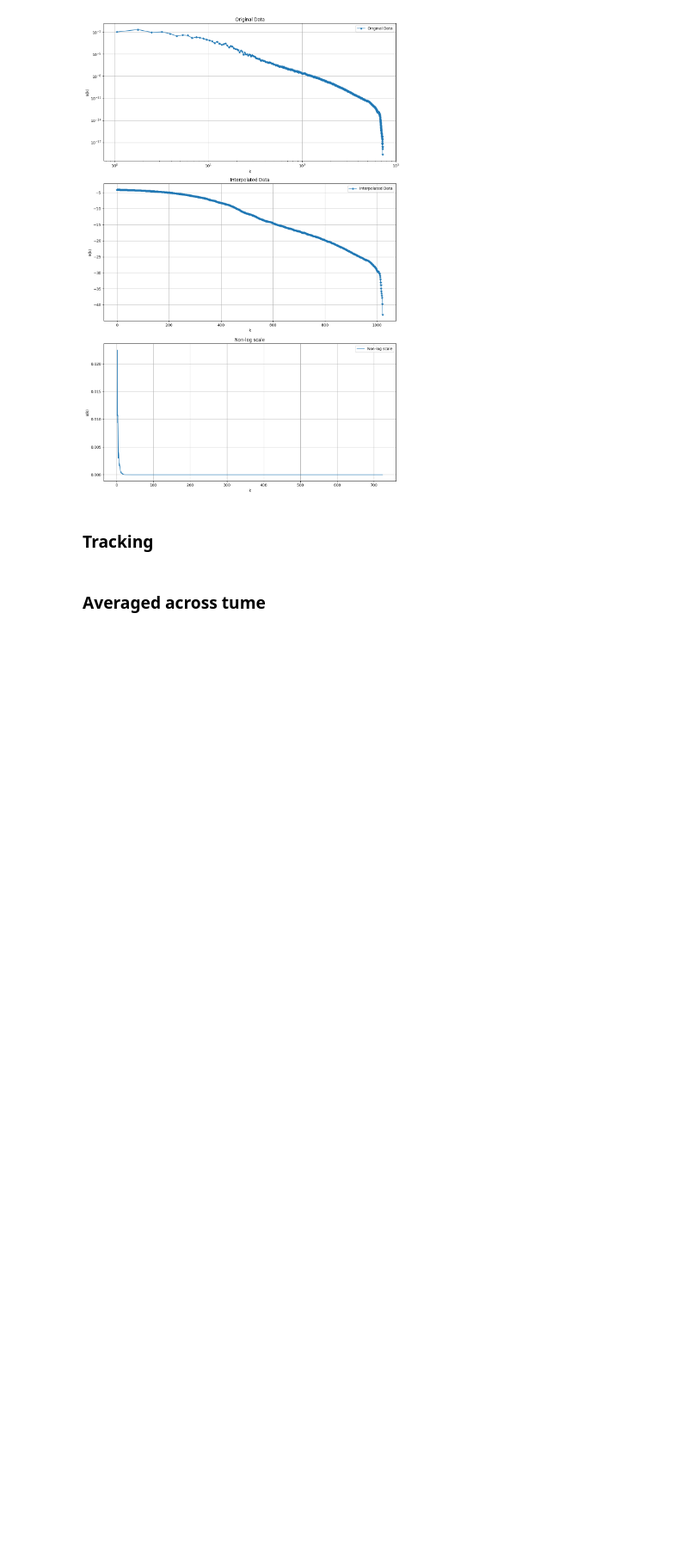
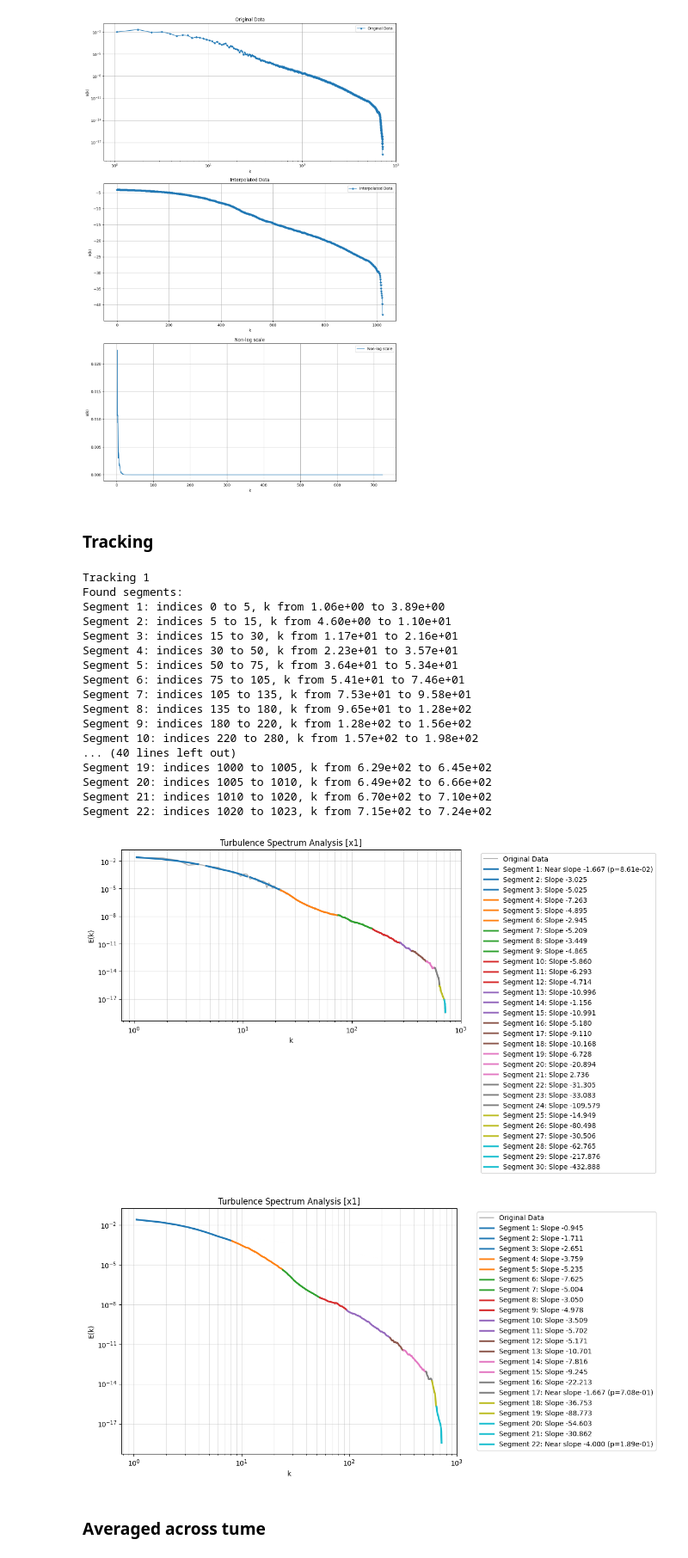
Before and after one commit to red1ithink/EnergySpectrum, a Jupyter notebook: tracking_range.ipynb, the cells around one changed output. Shown at 86% size. Saved outputs shown, nothing was run; the diff lists cells and outputs as text; code cells hidden in the pictures; blank space fills up the shorter version.

```diff
--- a/tracking_range.ipynb
+++ b/tracking_range.ipynb
@@ -68,3 +65,29 @@ tracking2()
+# %%
+file = '../proceed_data/proceed_data_v_given/processed_data_u/150_ux_uy_data.txt'
+print('Tracking 1')
+tr.tracking(file, 1e-1, 'x1')
+print('Tracking 2')
+tr.tracking2(file, 1e-1, 'x1')
+# %% [output]
+Tracking 1
+Found segments:
+Segment 1: indices 0 to 5, k from 1.06e+00 to 3.89e+00
+Segment 2: indices 5 to 15, k from 4.60e+00 to 1.10e+01
+Segment 3: indices 15 to 30, k from 1.17e+01 to 2.16e+01
+Segment 4: indices 30 to 50, k from 2.23e+01 to 3.57e+01
+Segment 5: indices 50 to 75, k from 3.64e+01 to 5.34e+01
+Segment 6: indices 75 to 105, k from 5.41e+01 to 7.46e+01
+Segment 7: indices 105 to 135, k from 7.53e+01 to 9.58e+01
+Segment 8: indices 135 to 180, k from 9.65e+01 to 1.28e+02
+Segment 9: indices 180 to 220, k from 1.28e+02 to 1.56e+02
+Segment 10: indices 220 to 280, k from 1.57e+02 to 1.98e+02
+... (40 lines left out)
+Segment 19: indices 1000 to 1005, k from 6.29e+02 to 6.45e+02
+Segment 20: indices 1005 to 1010, k from 6.49e+02 to 6.66e+02
+Segment 21: indices 1010 to 1020, k from 6.70e+02 to 7.10e+02
+Segment 22: indices 1020 to 1023, k from 7.15e+02 to 7.24e+02
+[figure, added]
+[figure, added]
 # %% [markdown]
 ### Averaged across tume ###
 # %%
```
Also changed, not shown: parts of 1 cell of this notebook.
